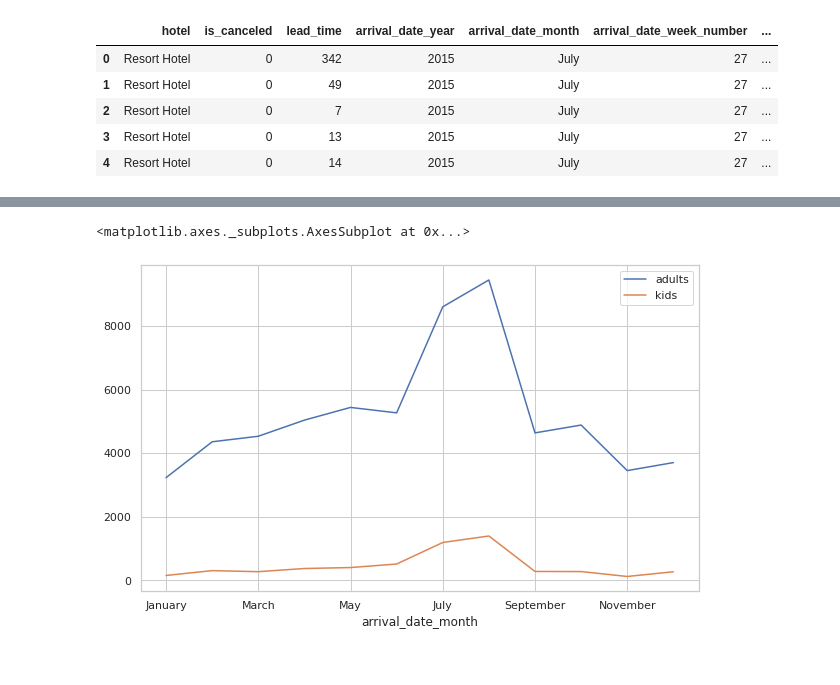
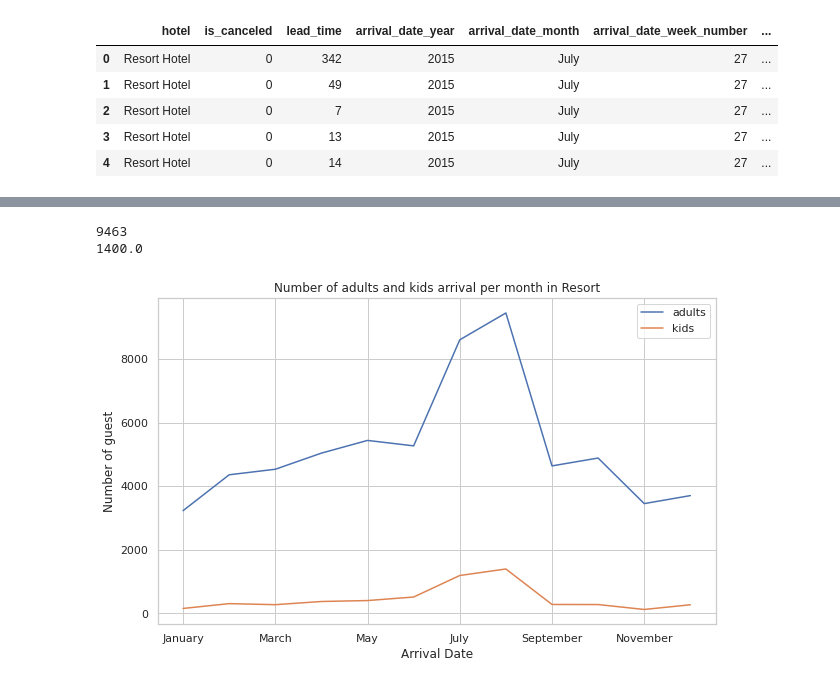
Before and after one commit to armanalam6342/Hotel-Booking-Analysis, a Jupyter notebook: Hotel_Booking_Analysis_Capstone_Project.ipynb, the cells around one changed output, grey strips where cells are left out. Drawn from its saved outputs; the diff is of its cells as text; code cells hidden in the pictures.

```diff
--- a/Hotel_Booking_Analysis_Capstone_Project.ipynb
+++ b/Hotel_Booking_Analysis_Capstone_Project.ipynb
@@ -352,8 +383,14 @@ resort.sort_values(by = 'arrival_date_month',inplace=True)
-# %%
-resort.plot(x = 'arrival_date_month',y= ['adults','kids'],figsize=(10, 6), )
-# %% [output]
-<matplotlib.axes._subplots.AxesSubplot at 0x...>
-[figure, removed]
+# %%
+print(resort['adults'].max())
+print(resort['kids'].max())
+# %% [output]
+9463
+1400.0
+# %%
+#Line plot for finding the number of adults and kids -Resort hotel
+resort.plot(x = 'arrival_date_month',y= ['adults','kids'],figsize=(10, 6), title = 'Number of adults and kids arrival per month in Resort', xlabel = 'Arrival Date', ylabel = 'Number of guest');
+# %% [output]
+[figure, added]
 # %%
 # city hotel total bookings month wise
 city_hotel = total_bookings.loc[(total_bookings['hotel']=='City Hotel')]
```
Also changed, not shown: parts of 37 cells of this notebook.
